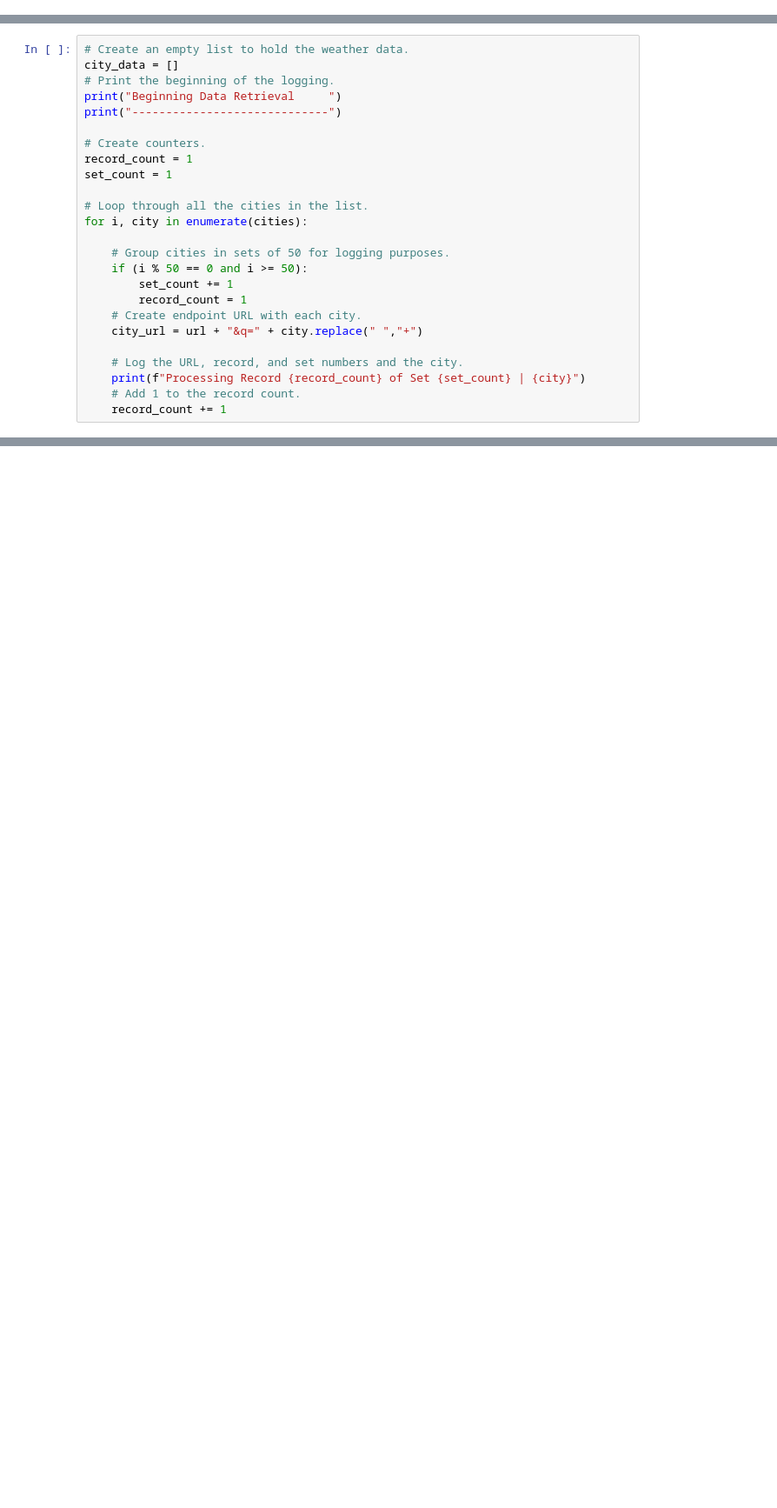
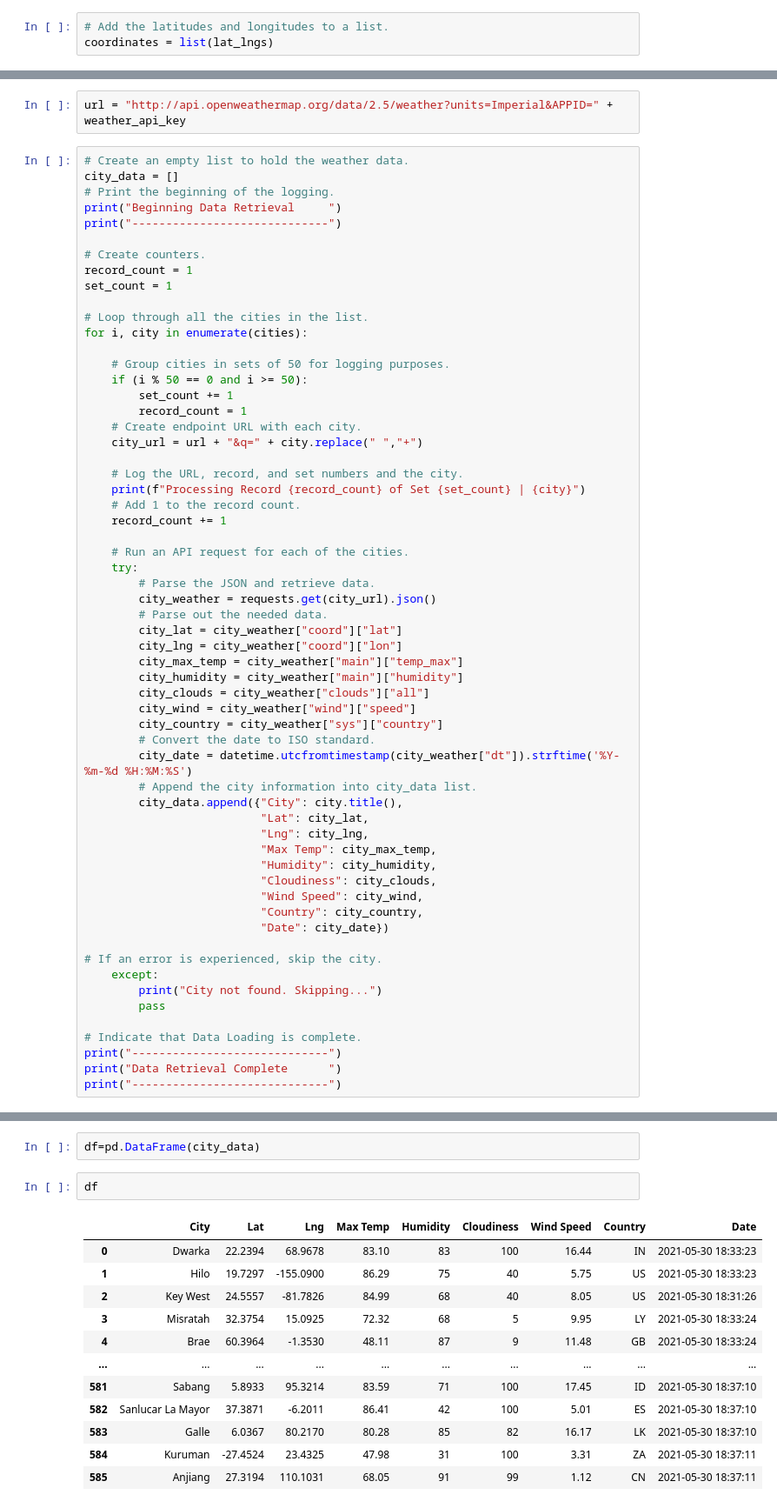
Before and after one commit to sthi-1005/World_Weather_Analysis, a Jupyter notebook: WeatherPy.ipynb, the cells around one changed output, grey strips where cells are left out. Shown at 87% size. Drawn from its saved outputs; the diff is of its cells as text; blank space fills up the shorter version.

```diff
--- a/WeatherPy.ipynb
+++ b/WeatherPy.ipynb
@@ -7,0 +20,3 @@ from datetime import datetime
+# %%
+# Add the latitudes and longitudes to a list.
+coordinates = list(lat_lngs)
@@ -8,3 +37,5 @@ from datetime import datetime
+# %%
+url = "http://api.openweathermap.org/data/2.5/weather?units=Imperial&APPID=" + weather_api_key
 # %%
 # Create an empty list to hold the weather data.
 city_data = []
@@ -30,4 +61,39 @@ for i, city in enumerate(cities):
     print(f"Processing Record {record_count} of Set {set_count} | {city}")
     # Add 1 to the record count.
     record_count += 1
+
+    # Run an API request for each of the cities.
+    try:
+        # Parse the JSON and retrieve data.
+        city_weather = requests.get(city_url).json()
+        # Parse out the needed data.
+        city_lat = city_weather["coord"]["lat"]
+        city_lng = city_weather["coord"]["lon"]
+        city_max_temp = city_weather["main"]["temp_max"]
+        city_humidity = city_weather["main"]["humidity"]
+        city_clouds = city_weather["clouds"]["all"]
+        city_wind = city_weather["wind"]["speed"]
+        city_country = city_weather["sys"]["country"]
+        # Convert the date to ISO standard.
+        city_date = datetime.utcfromtimestamp(city_weather["dt"]).strftime('%Y-%m-%d %H:%M:%S')
+        # Append the city information into city_data list.
+        city_data.append({"City": city.title(),
+                          "Lat": city_lat,
+                          "Lng": city_lng,
+                          "Max Temp": city_max_temp,
+                          "Humidity": city_humidity,
+                          "Cloudiness": city_clouds,
+                          "Wind Speed": city_wind,
+                          "Country": city_country,
+                          "Date": city_date})
+
+# If an error is experienced, skip the city.
+    except:
+        print("City not found. Skipping...")
+        pass
+
+# Indicate that Data Loading is complete.
+print("-----------------------------")
+print("Data Retrieval Complete      ")
+print("-----------------------------")
 # %% [output]
@@ -36,0 +121,17 @@ NameError: name 'cities' is not defined
+# %%
+df=pd.DataFrame(city_data)
+# %%
+df
+# %% [output]
+|  | City | Lat | Lng | Max Temp | Humidity | Cloudiness | Wind Speed | Country | Date |
+| 0 | Dwarka | 22.2394 | 68.9678 | 83.10 | 83 | 100 | 16.44 | IN | 2021-05-30 18:33:23 |
+| 1 | Hilo | 19.7297 | -155.0900 | 86.29 | 75 | 40 | 5.75 | US | 2021-05-30 18:33:23 |
+| 2 | Key West | 24.5557 | -81.7826 | 84.99 | 68 | 40 | 8.05 | US | 2021-05-30 18:31:26 |
+| 3 | Misratah | 32.3754 | 15.0925 | 72.32 | 68 | 5 | 9.95 | LY | 2021-05-30 18:33:24 |
+| 4 | Brae | 60.3964 | -1.3530 | 48.11 | 87 | 9 | 11.48 | GB | 2021-05-30 18:33:24 |
+| ... | ... | ... | ... | ... | ... | ... | ... | ... | ... |
+| 581 | Sabang | 5.8933 | 95.3214 | 83.59 | 71 | 100 | 17.45 | ID | 2021-05-30 18:37:10 |
+| 582 | Sanlucar La Mayor | 37.3871 | -6.2011 | 86.41 | 42 | 100 | 5.01 | ES | 2021-05-30 18:37:10 |
+| 583 | Galle | 6.0367 | 80.2170 | 80.28 | 85 | 82 | 16.17 | LK | 2021-05-30 18:37:10 |
+| 584 | Kuruman | -27.4524 | 23.4325 | 47.98 | 31 | 100 | 3.31 | ZA | 2021-05-30 18:37:11 |
+| 585 | Anjiang | 27.3194 | 110.1031 | 68.05 | 91 | 99 | 1.12 | CN | 2021-05-30 18:37:11 |
```
Also changed, not shown: parts of 15 cells of this notebook.
